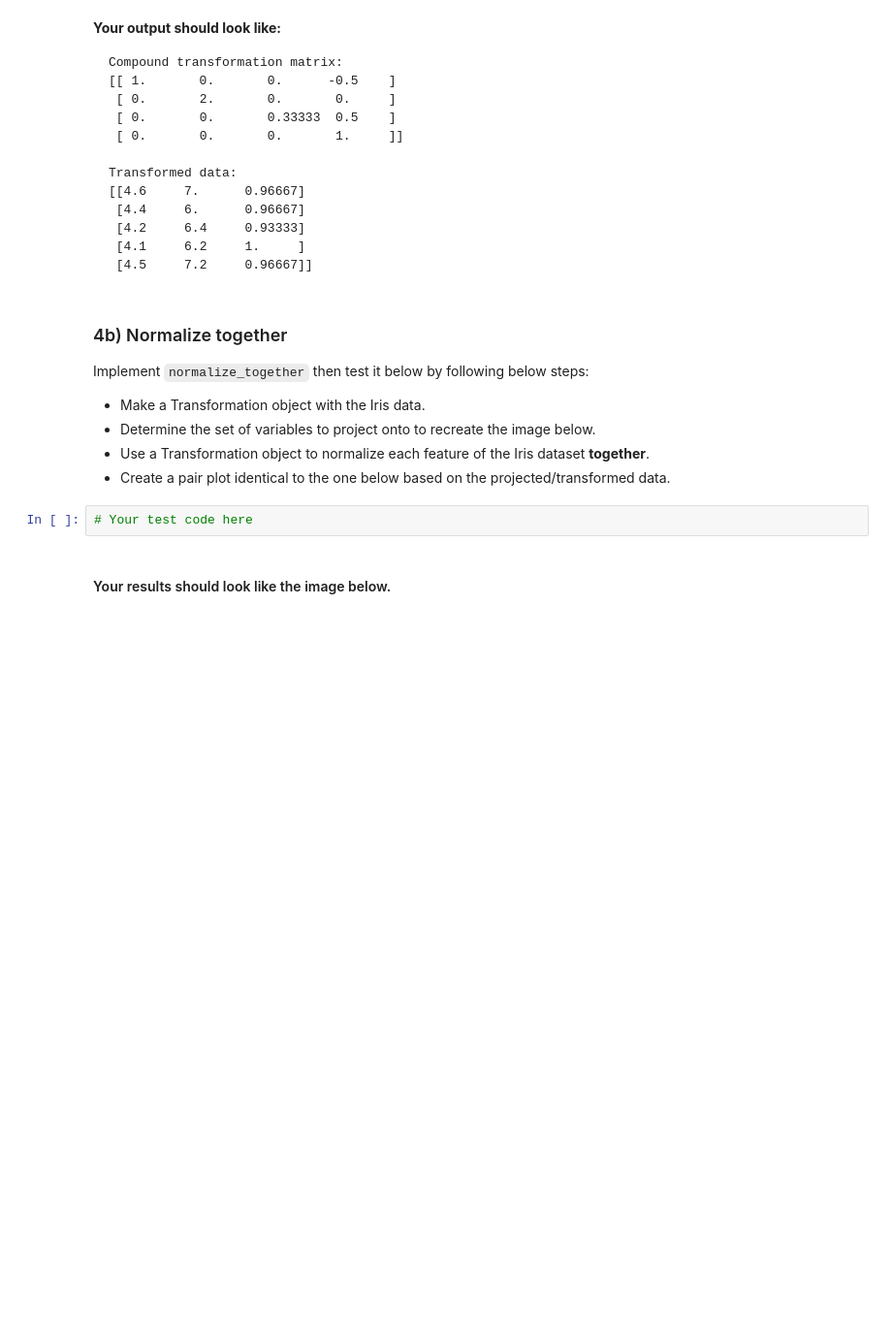
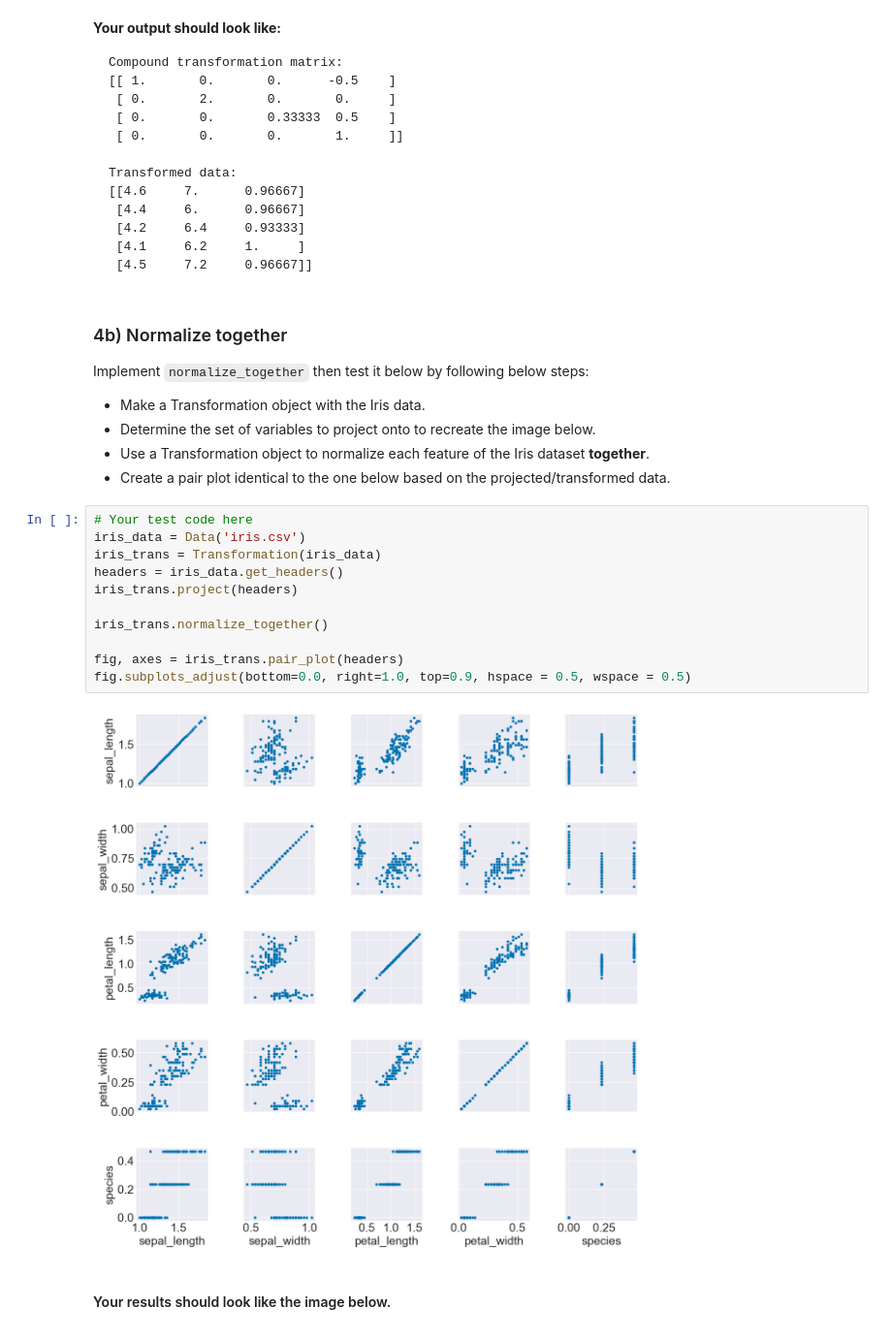
Before and after one commit to derekhessinger/Matrix_Transformations, a Jupyter notebook: transformations.ipynb, the cells around one changed output. Shown at 97% size. Saved outputs shown, nothing was run; the diff lists cells and outputs as text; blank space fills up the shorter version.

Commit message:
updated normalize_together, transform
TODO: fix float values returned in transform

```diff
--- a/transformations.ipynb
+++ b/transformations.ipynb
@@ -410,8 +442,19 @@ Implement `normalize_together` then test it below by following below steps:
 - Determine the set of variables to project onto to recreate the image below.
 - Use a Transformation object to normalize each feature of the Iris dataset __together__.
 - Create a pair plot identical to the one below based on the projected/transformed data.
-# %%
-# Your test code here
+# %%
+# Your test code here
+iris_data = Data('iris.csv')
+iris_trans = Transformation(iris_data)
+headers = iris_data.get_headers()
+iris_trans.project(headers)
+
+iris_trans.normalize_together()
+
+fig, axes = iris_trans.pair_plot(headers)
+fig.subplots_adjust(bottom=0.0, right=1.0, top=0.9, hspace = 0.5, wspace = 0.5)
+# %% [output]
+[figure, added]
 # %% [markdown]
 #### Your results should look like the image below.
 
```
Also changed, not shown: parts of 2 cells of this notebook, 1 other file.
